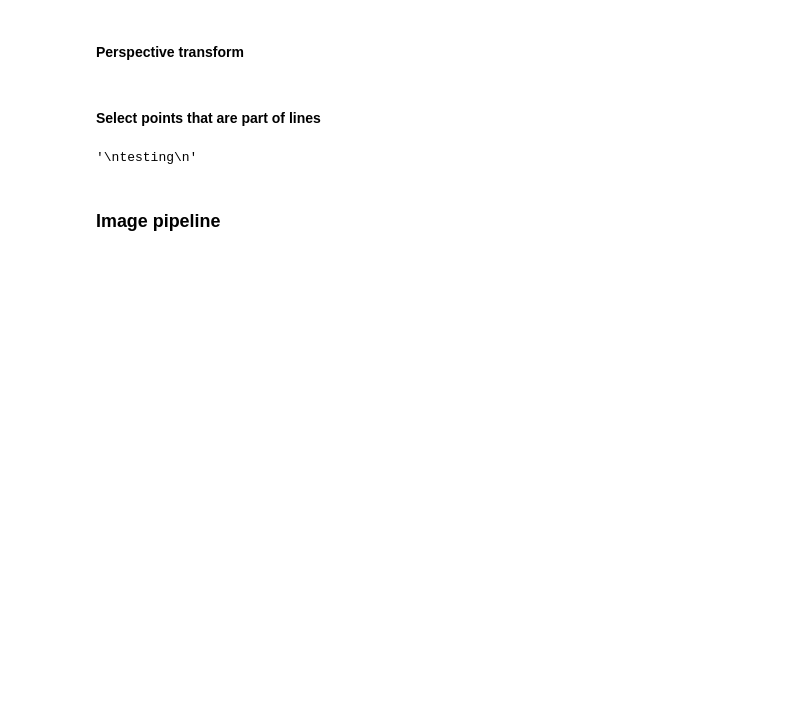
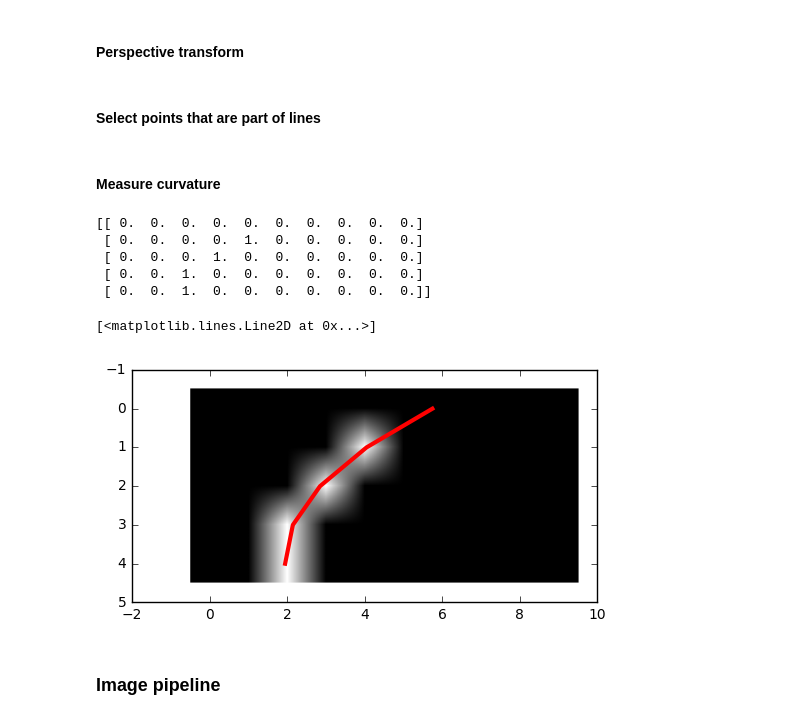
Before and after one commit to sirpsycho85/CarND-Advanced-Lane-Lines, a Jupyter notebook: Advanced lane lines.ipynb, the cells around one changed output. Cells and saved outputs as stored; diff of their text form; code cells hidden in the pictures; blank space fills up the shorter version.

```diff
--- a/Advanced lane lines.ipynb
+++ b/Advanced lane lines.ipynb
@@ -245,22 +245,13 @@ def find_line(img,vert_initial=None):
     dst = line_mask*img
     return dst
 # %%
-"""
-testing
-"""
-# img = mpimg.imread('test_images/solidWhiteRight.jpg')
-# bin_img = binary_image(cv2.undistort(img, mtx, dist, None, mtx))
-
-# rows, cols = img.shape[0], img.shape[1]
-# vert_left = np.array([[(0,rows),(0,0),(cols/2,0),(cols/2,rows)]], dtype=np.int32)
-# vert_right = np.array([[(cols,rows),(cols,0),(cols/2,0),(cols/2,rows)]], dtype=np.int32)
-
-# dst_l = find_line(bin_img,vert_initial=vert_left)
-# dst_r = find_line(bin_img,vert_initial=vert_right)
-# dst = dst_l+dst_r
-# plt.subplot(2,1,1)
-# plt.imshow(bin_img,cmap='gray')
-# plt.subplot(2,1,2)
-# plt.imshow(dst,cmap='gray')
+def find_lines(img):
+    rows, cols = img.shape[0], img.shape[1]
+    vert_left = np.array([[(0,rows),(0,0),(cols/2,0),(cols/2,rows)]], dtype=np.int32)
+    vert_right = np.array([[(cols,rows),(cols,0),(cols/2,0),(cols/2,rows)]], dtype=np.int32)
+    dst_l = find_line(img,vert_initial=vert_left)
+    dst_r = find_line(img,vert_initial=vert_right)
+    dst = dst_l+dst_r
+    return dst
-# %% [output]
-'\ntesting\n'
+# %% [markdown]
+#### Measure curvature
@@ -266,0 +269,16 @@ testing
+# %%
+a = np.zeros(50).reshape(5,10)
+a[1,4],a[2,3],a[3,2],a[4,2] = 1,1,1,1
+
+fitx,fity = measure_curvature(a)
+print(a)
+plt.imshow(a,cmap='gray')
+plt.plot(fitx, fity, linewidth=3, color='red')
+# %% [output]
+[[ 0.  0.  0.  0.  0.  0.  0.  0.  0.  0.]
+ [ 0.  0.  0.  0.  1.  0.  0.  0.  0.  0.]
+ [ 0.  0.  0.  1.  0.  0.  0.  0.  0.  0.]
+ [ 0.  0.  1.  0.  0.  0.  0.  0.  0.  0.]
+ [ 0.  0.  1.  0.  0.  0.  0.  0.  0.  0.]]
+[<matplotlib.lines.Line2D at 0x...>]
+[figure, added]
```
Also changed, not shown: parts of 5 cells of this notebook.
